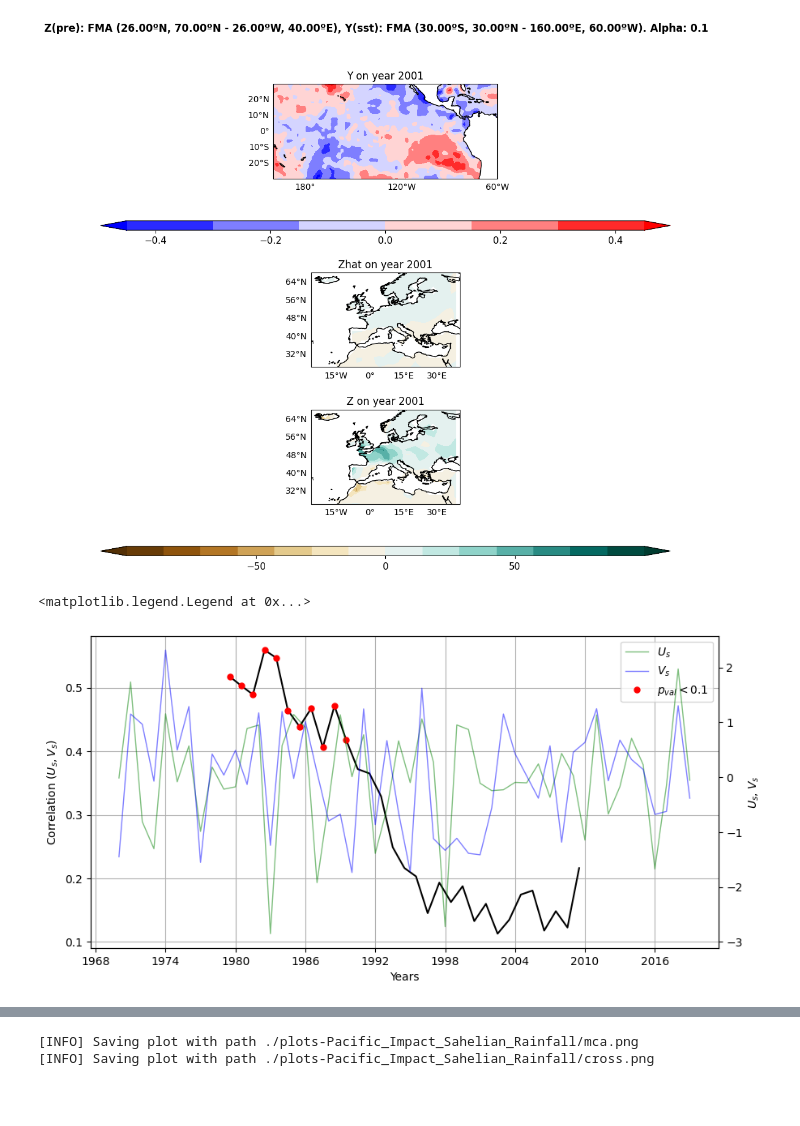
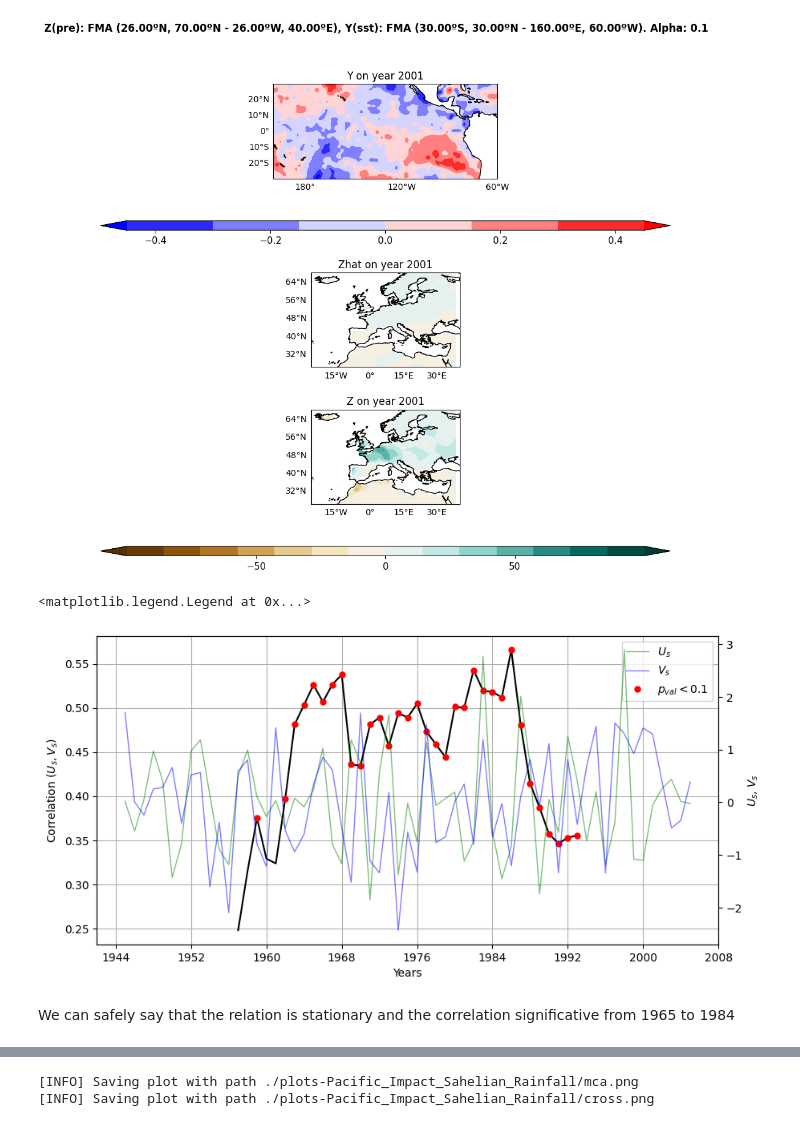
Before and after one commit to pabloduran016/Spy4CastManual, a Jupyter notebook: Pacific_Impact_European_SLP.ipynb, the cells around one changed output, grey strips where cells are left out. Saved outputs shown, nothing was run; the diff lists cells and outputs as text; code cells hidden in the pictures; blank space fills up the shorter version.

```diff
--- a/Pacific_Impact_European_SLP.ipynb
+++ b/Pacific_Impact_European_SLP.ipynb
@@ -5,19 +7,19 @@ import numpy as np  # Used later
 from spy4cast import Dataset, Region, Month
 from spy4cast.spy4cast import Preprocess, MCA, Crossvalidation
 # %%
-predictor = Dataset("HadISST_sst-1960_2020.nc", "./datasets").open("sst").slice(
+predictor = Dataset("HadISST_sst_chopped.nc", "./datasets").open("sst").slice(
     Region(lat0=-30, latf=20,
            lon0=-190, lonf=-90,
            month0=Month.FEB, monthf=Month.APR,
-           year0=1970, yearf=2019),
+           year0=1945, yearf=2005),
 )
 
-predictand = Dataset("ccru_ts4.06.1960.2021.nc", "./datasets").open("pre").slice(
+predictand = Dataset("cru_ts4_pre_chopped.nc", "./datasets").open("pre").slice(
     Region(lat0=26, latf=70,
            lon0=-26, lonf=40,
            month0=Month.FEB, monthf=Month.APR,
-           year0=1970, yearf=2019),
-    skip=3,  # It is a very big matrix so we skip some values to reduce the size
+           year0=1945, yearf=2005),
+    skip=0,  # It is a very big matrix so we can skip some values to reduce the size
 )
 #  There is a lag of 2 months (from September to November)
 # %% [markdown]
@@ -111,7 +113,7 @@ from matplotlib.ticker import MaxNLocator
 # %%
 nt = mca.Us[0].shape[0]
 
-win = 20
+win = 25
 rs = np.zeros(nt - win + 1, float)
 ps = np.zeros(nt - win + 1, float)
 years = np.zeros((nt - win + 1, 2), int)
@@ -120,32 +122,34 @@ for i in range(nt - win + 1):
     v = mca.Vs[0, i:i+win]
     years[i, :] = mca.dsz.time[i], mca.dsz.time[i+win-1]
     rs[i], ps[i] = stats.pearsonr(u, v)
 
 
 alpha = 0.1
 fig = plt.figure(figsize=(10, 5))
 ax = fig.add_subplot()
 
 ax_uv = ax.twinx()
 ln1, = ax_uv.plot(mca.dsz.time, mca.Us[0], color="green", label="$U_s$", alpha=0.5, linewidth=1)
 ln2, = ax_uv.plot(mca.dsz.time, mca.Vs[0], color="blue", label="$V_s$", alpha=0.5, linewidth=1)
 ax_uv.set_ylabel("$U_s$, $V_s$")
 
 center_years = years.mean(axis=1)
 ax.plot(center_years, rs, color="black")
 ln3, = ax.plot(center_years[ps < alpha], rs[ps < alpha], ".", markersize=10, color="red", label="$p_{val} < 0.1$")
 #labels = [rf"${years[i, 0]} \rightarrow {years[i, 1]}$" for i in range(years.shape[0])]
 step = 5
 ax.xaxis.set_major_locator(MaxNLocator(10))
 #ax.xaxis.set_ticks(mca.dsz.time[::step])
 #ax.xaxis.set_ticklabels(labels[::step], rotation=20)
 ax.set_ylabel("Correlation $(U_s, V_s)$")
 ax.set_xlabel("Years")
 
 ax.grid()
 lns = [ln1, ln2, ln3]
 ax.legend(handles=lns)
 # %% [output]
 <matplotlib.legend.Legend at 0x...>
-[figure, old version]
+[figure, new version]
+# %% [markdown]
+We can safely say that the relation is stationary and the correlation significative from 1965 to 1984
 # %%
```
Also changed, not shown: parts of 4 cells of this notebook, 8 other files.
